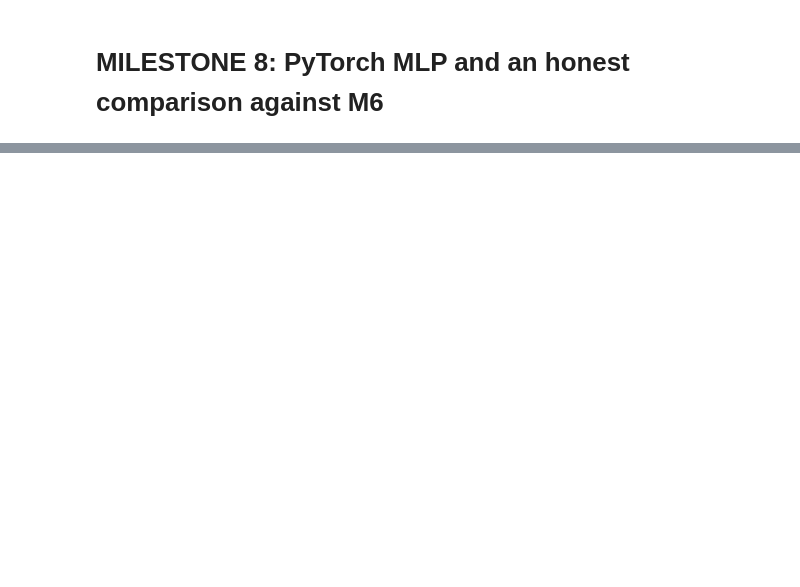
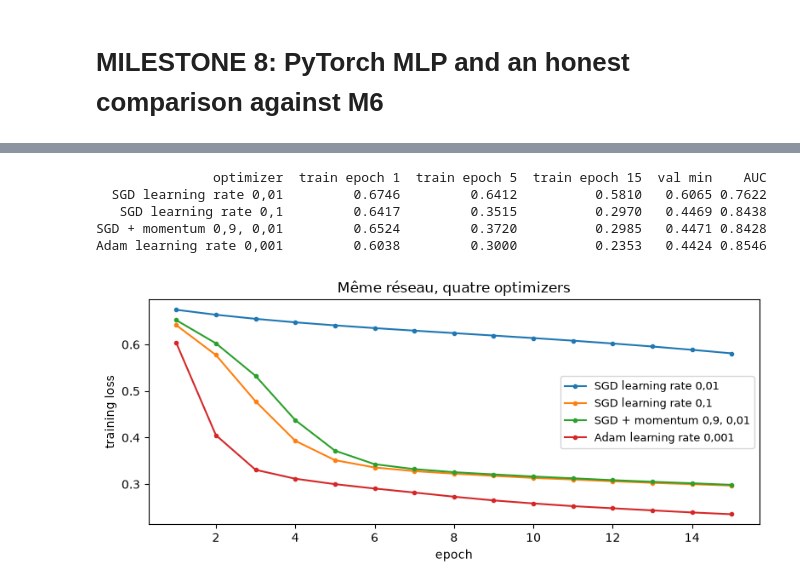
Before and after one commit to Mantasarr/DS-ML-DL-Course-Masters1-MIAS, a Jupyter notebook: notebooks/Mame_Anta_SARR&&FAVOUR_GAGLOZOU.ipynb, the cells around one changed output, grey strips where cells are left out. Cells and saved outputs as stored; diff of their text form; code cells hidden in the pictures; blank space fills up the shorter version.

```diff
--- a/notebooks/Mame_Anta_SARR&&FAVOUR_GAGLOZOU.ipynb
+++ b/notebooks/Mame_Anta_SARR&&FAVOUR_GAGLOZOU.ipynb
@@ -7336,0 +8151,42 @@ Dans notre réseau XOR, cette relation est utilisée directement dans la rétrop
+# %%
+# TODO : pour chacune des configurations ci-dessous, entraînez make_mlp(77, (64, 32))
+# pendant 15 epochs (batches de 256, seed SEED, fit() avec optimizer=...), puis relevez
+# la training loss aux epochs 1, 5 et 15, le minimum de validation et l'AUC.
+#   "SGD learning rate 0,01"     : torch.optim.SGD(params, lr=0.01)
+#   "SGD learning rate 0,1"      : torch.optim.SGD(params, lr=0.1)
+#   "SGD + momentum 0,9, 0,01"   : torch.optim.SGD(params, lr=0.01, momentum=0.9)
+#   "Adam learning rate 0,001"   : torch.optim.Adam(params, lr=1e-3)
+CONFIGS_OPT = {
+    "SGD learning rate 0,01": lambda p: torch.optim.SGD(p, lr=0.01),
+    "SGD learning rate 0,1": lambda p: torch.optim.SGD(p, lr=0.1),
+    "SGD + momentum 0,9, 0,01": lambda p: torch.optim.SGD(p, lr=0.01, momentum=0.9),
+    "Adam learning rate 0,001": lambda p: torch.optim.Adam(p, lr=1e-3),
+}
+lignes, courbes = [], {}
+for nom, fabrique in CONFIGS_OPT.items():
+    torch.manual_seed(SEED)
+    net = make_mlp(X_tr.shape[1], hidden=(64, 32))
+    tr_l, va_l = loaders_from_arrays(X_tr, y_tr, X_va, y_va, batch_size=256, seed=SEED)
+    h = fit(net, tr_l, va_l, epochs=15, optimizer=fabrique(net.parameters()), seed=SEED)
+    _, logits = evaluate(net, va_l, nn.BCEWithLogitsLoss())
+    courbes[nom] = h["train"]
+    lignes.append({"optimizer": nom, "train epoch 1": round(h["train"][0], 4),
+                   "train epoch 5": round(h["train"][4], 4), "train epoch 15": round(h["train"][-1], 4),
+                   "val min": round(min(h["val"]), 4), "AUC": round(roc_auc_score(y_va, logits.ravel()), 4)})
+print(pd.DataFrame(lignes).to_string(index=False))
+
+fig, ax = plt.subplots(figsize=(8, 3.6))
+for nom, c in courbes.items():
+    ax.plot(range(1, 16), c, marker="o", ms=3, label=nom)
+ax.set(xlabel="epoch", ylabel="training loss", title="Même réseau, quatre optimizers")
+ax.legend(fontsize=9)
+plt.tight_layout()
+plt.show()
+#L'optimiseur adam est meilleur
+# %% [output]
+               optimizer  train epoch 1  train epoch 5  train epoch 15  val min    AUC
+  SGD learning rate 0,01         0.6746         0.6412          0.5810   0.6065 0.7622
+   SGD learning rate 0,1         0.6417         0.3515          0.2970   0.4469 0.8438
+SGD + momentum 0,9, 0,01         0.6524         0.3720          0.2985   0.4471 0.8428
+Adam learning rate 0,001         0.6038         0.3000          0.2353   0.4424 0.8546
+[figure, added]
```
Also changed, not shown: parts of 153 cells of this notebook, 1 other file.
